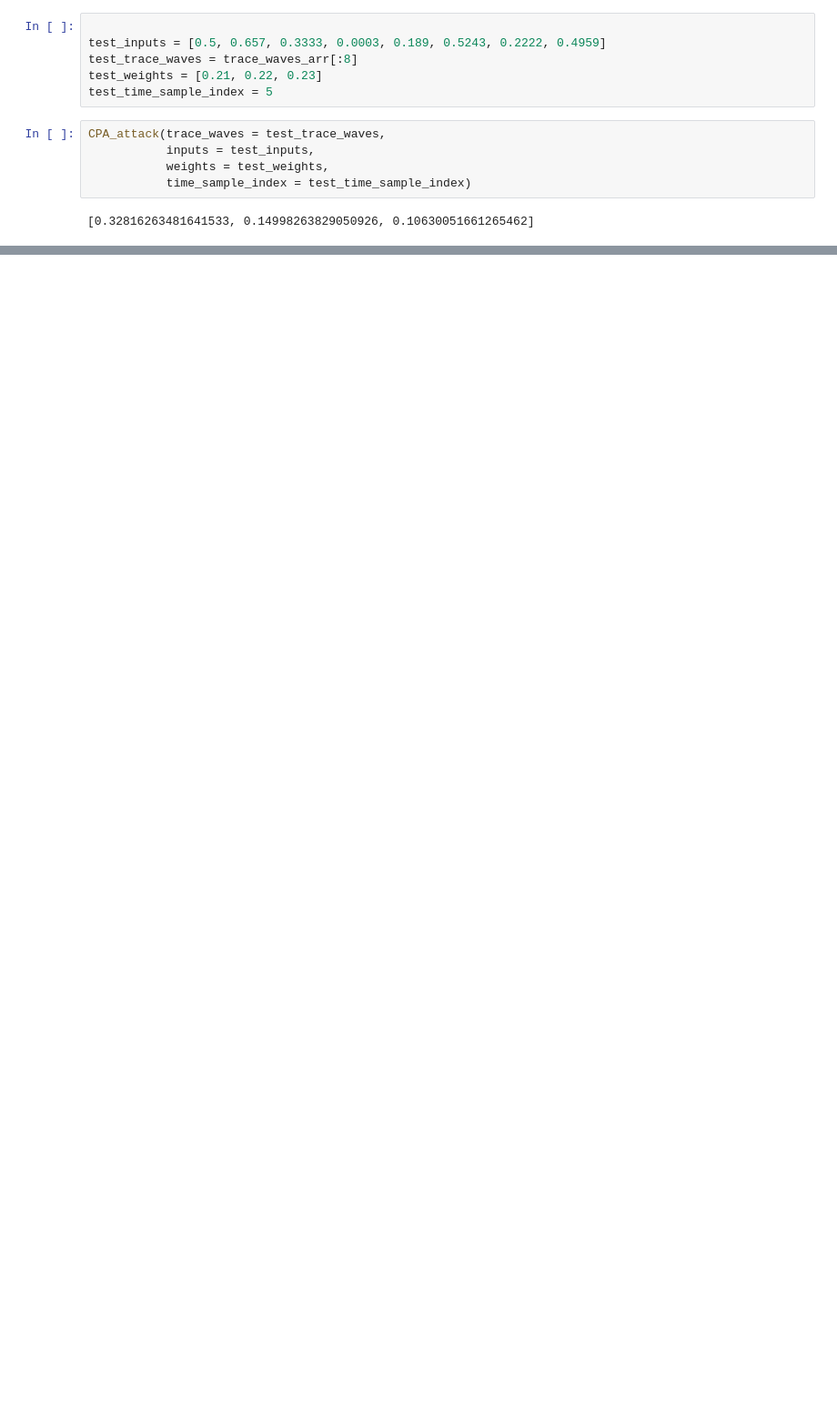
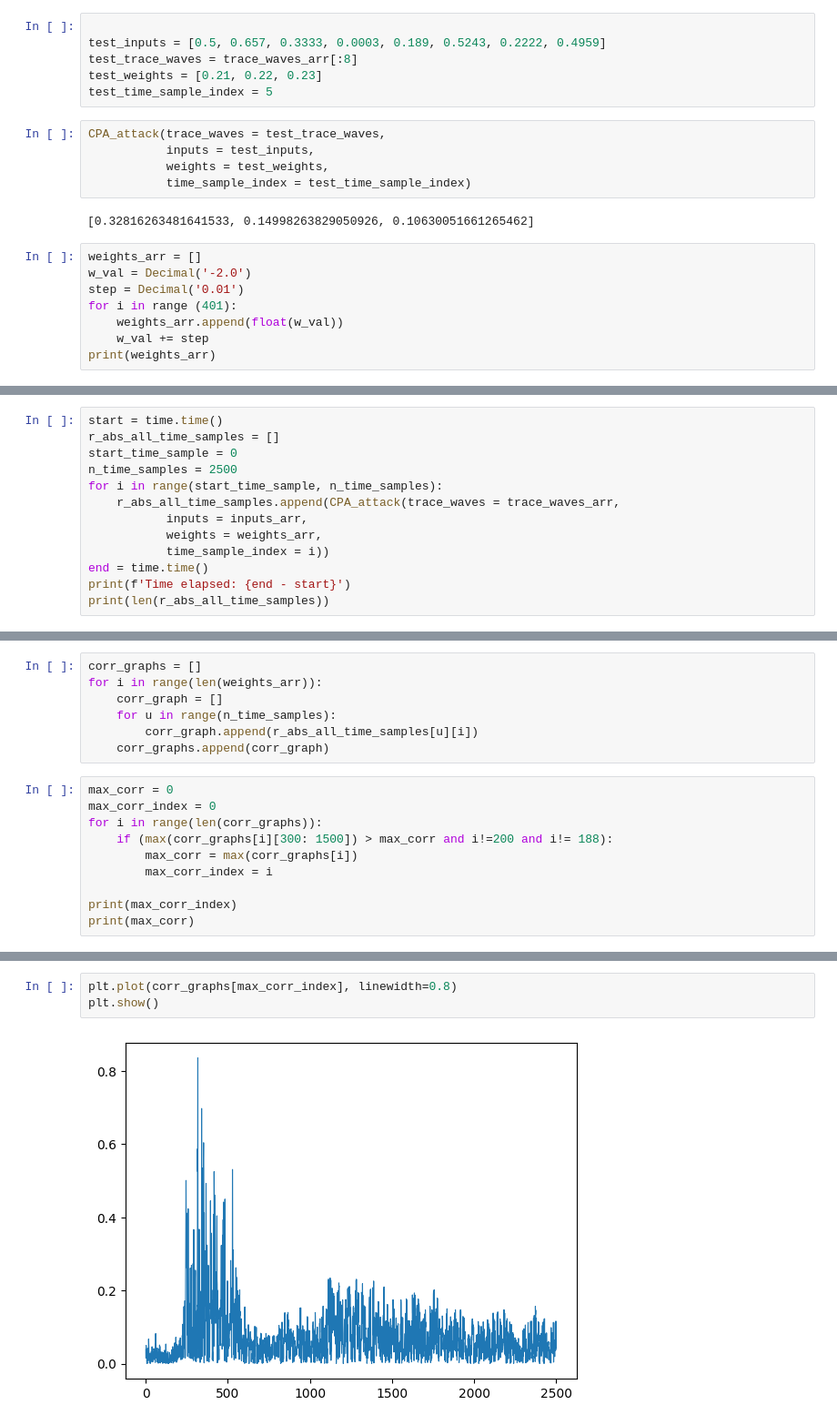
Before and after one commit to Dewflio/chipwhisperer-jupyter, a Jupyter notebook: LEONARD/CPA_attack.ipynb, the cells around one changed output, grey strips where cells are left out. Shown: that part at 91% size. Saved outputs shown, nothing was run; the diff lists cells and outputs as text; blank space fills up the shorter version.

Commit message:
successful attack

```diff
--- a/LEONARD/CPA_attack.ipynb
+++ b/LEONARD/CPA_attack.ipynb
@@ -88,3 +99,11 @@ CPA_attack(trace_waves = test_trace_waves,
            time_sample_index = test_time_sample_index)
 # %% [output]
 [0.32816263481641533, 0.14998263829050926, 0.10630051661265462]
+# %%
+weights_arr = []
+w_val = Decimal('-2.0')
+step = Decimal('0.01')
+for i in range (401):
+    weights_arr.append(float(w_val))
+    w_val += step
+print(weights_arr)
@@ -90,0 +135,13 @@ CPA_attack(trace_waves = test_trace_waves,
+# %%
+start = time.time()
+r_abs_all_time_samples = []
+start_time_sample = 0
+n_time_samples = 2500
+for i in range(start_time_sample, n_time_samples):
+    r_abs_all_time_samples.append(CPA_attack(trace_waves = trace_waves_arr,
+           inputs = inputs_arr,
+           weights = weights_arr,
+           time_sample_index = i))
+end = time.time()
+print(f'Time elapsed: {end - start}')
+print(len(r_abs_all_time_samples))
@@ -90,0 +151,17 @@ CPA_attack(trace_waves = test_trace_waves,
+# %%
+corr_graphs = []
+for i in range(len(weights_arr)):
+    corr_graph = []
+    for u in range(n_time_samples):
+        corr_graph.append(r_abs_all_time_samples[u][i])
+    corr_graphs.append(corr_graph)
+# %%
+max_corr = 0
+max_corr_index = 0
+for i in range(len(corr_graphs)):
+    if (max(corr_graphs[i][300: 1500]) > max_corr and i!=200 and i!= 188):
+        max_corr = max(corr_graphs[i])
+        max_corr_index = i
+
+print(max_corr_index)
+print(max_corr)
@@ -90,0 +175,5 @@ CPA_attack(trace_waves = test_trace_waves,
+# %%
+plt.plot(corr_graphs[max_corr_index], linewidth=0.8)
+plt.show()
+# %% [output]
+[figure, added]
```
Also changed, not shown: parts of 13 cells of this notebook, 2 other files.
